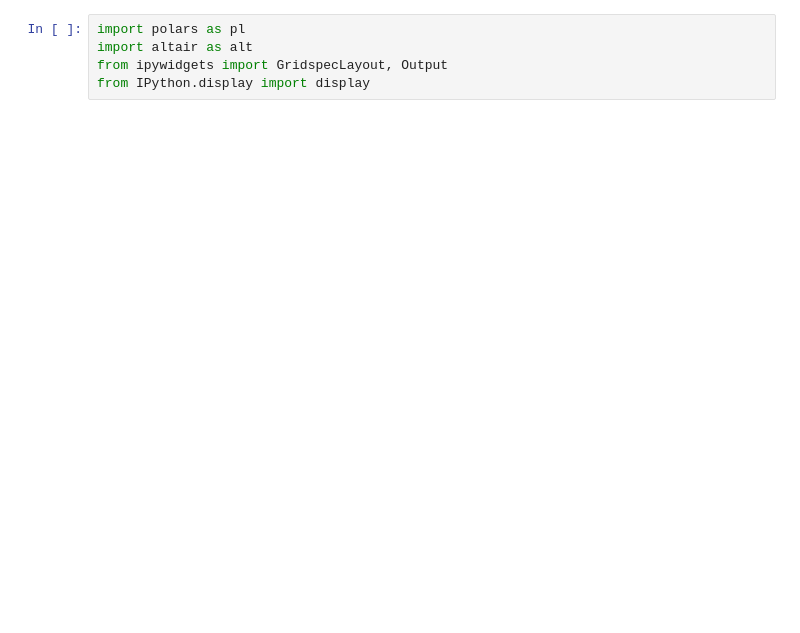
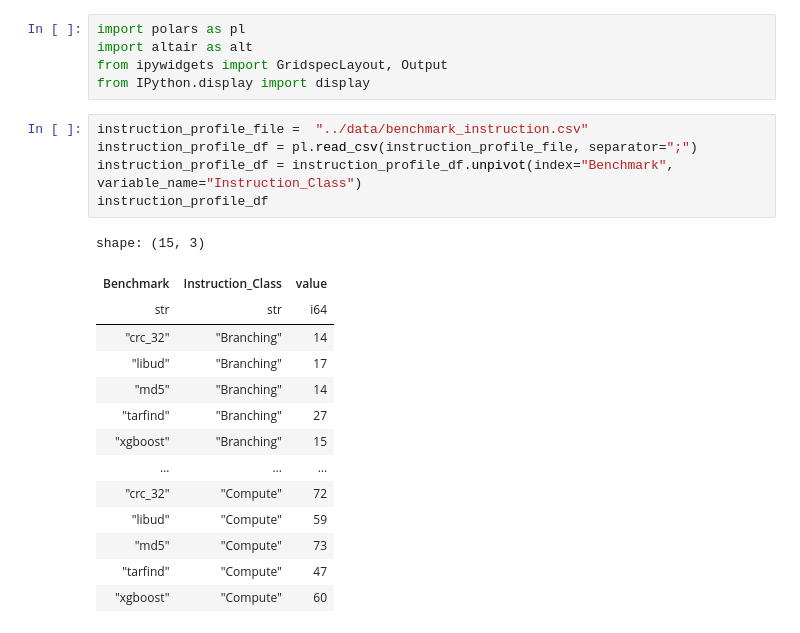
Before and after one commit to Baertig/benchmark-language-runtimes, a Jupyter notebook: analysis/cpu_per_benchmark.ipynb, the cells around one changed output. Drawn from its saved outputs; the diff is of its cells as text; blank space fills up the shorter version.

```diff
--- a/analysis/cpu_per_benchmark.ipynb
+++ b/analysis/cpu_per_benchmark.ipynb
@@ -3,3 +3,23 @@ import polars as pl
 import altair as alt
 from ipywidgets import GridspecLayout, Output
 from IPython.display import display
+# %%
+instruction_profile_file =  "../data/benchmark_instruction.csv"
+instruction_profile_df = pl.read_csv(instruction_profile_file, separator=";")
+instruction_profile_df = instruction_profile_df.unpivot(index="Benchmark", variable_name="Instruction_Class")
+instruction_profile_df
+# %% [output]
+shape: (15, 3)
+| Benchmark | Instruction_Class | value |
+| str | str | i64 |
+| "crc_32" | "Branching" | 14 |
+| "libud" | "Branching" | 17 |
+| "md5" | "Branching" | 14 |
+| "tarfind" | "Branching" | 27 |
+| "xgboost" | "Branching" | 15 |
+| … | … | … |
+| "crc_32" | "Compute" | 72 |
+| "libud" | "Compute" | 59 |
+| "md5" | "Compute" | 73 |
+| "tarfind" | "Compute" | 47 |
+| "xgboost" | "Compute" | 60 |
```
Also changed, not shown: parts of 12 cells of this notebook, 1 other file.
